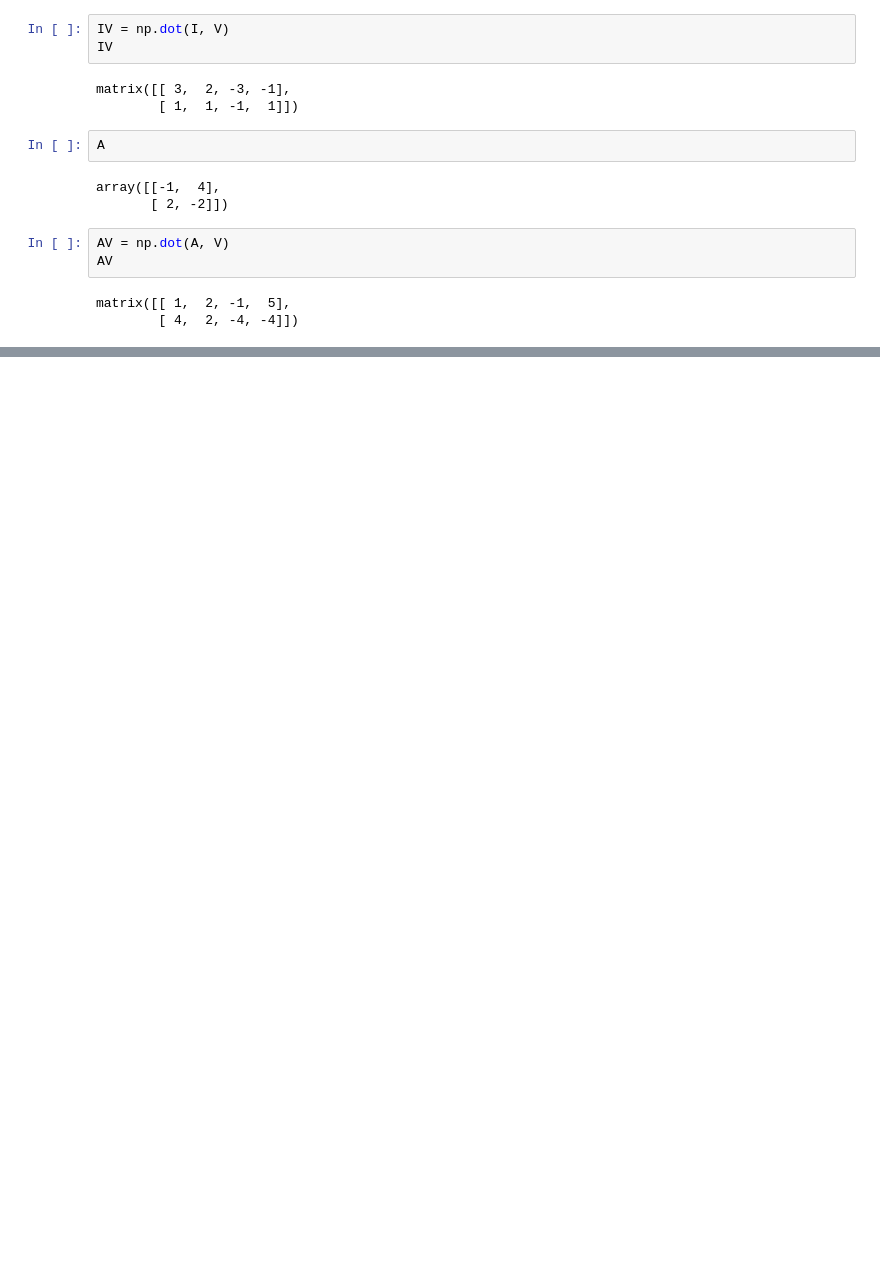
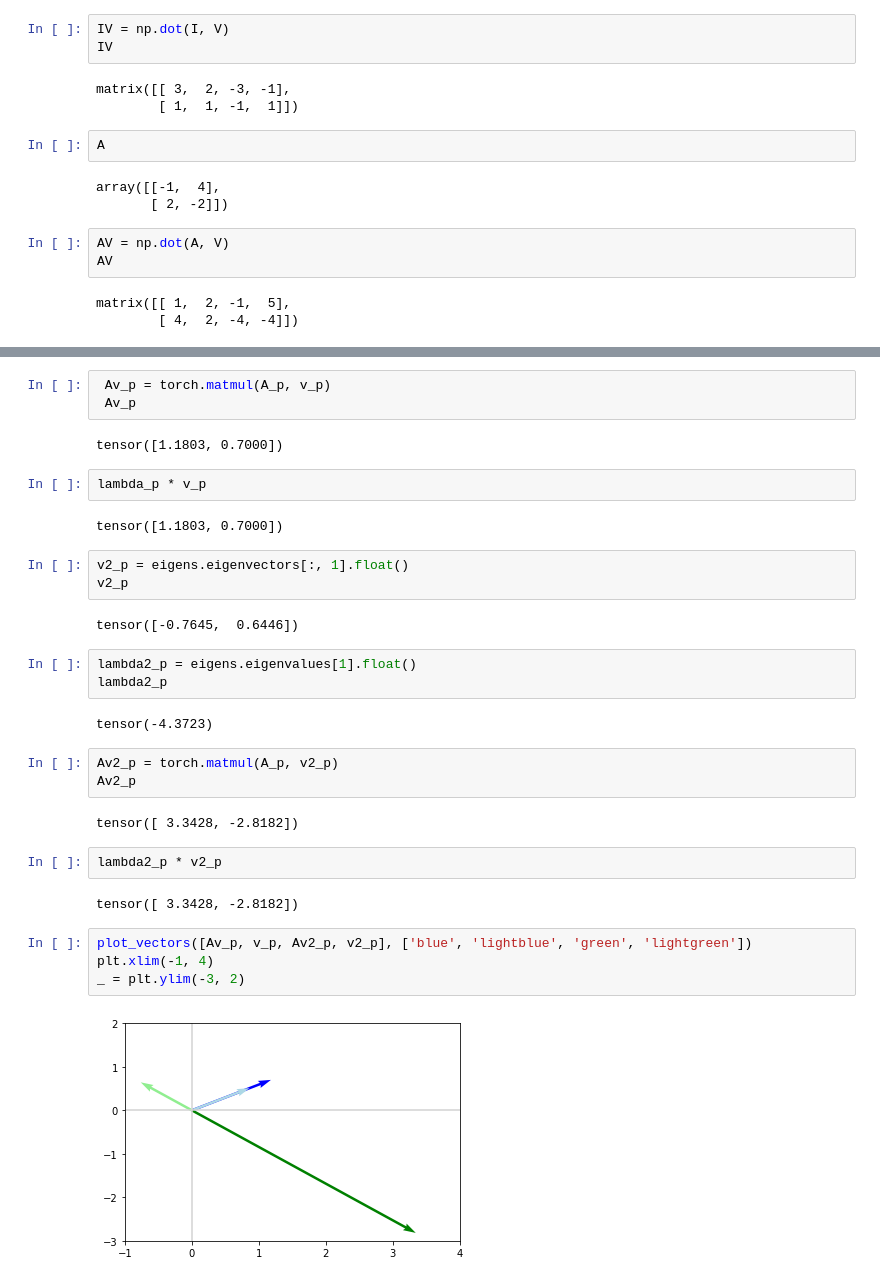
Before and after one commit to darstech/ML-Foundation, a Jupyter notebook: 2_linear_algebra_ii.ipynb, the cells around one changed output, grey strips where cells are left out. Drawn from its saved outputs; the diff is of its cells as text; blank space fills up the shorter version.

```diff
--- a/2_linear_algebra_ii.ipynb
+++ b/2_linear_algebra_ii.ipynb
@@ -239,0 +383,34 @@ matrix([[ 1,  2, -1,  5],
+# %%
+ Av_p = torch.matmul(A_p, v_p)
+ Av_p
+# %% [output]
+tensor([1.1803, 0.7000])
+# %%
+lambda_p * v_p
+# %% [output]
+tensor([1.1803, 0.7000])
+# %%
+v2_p = eigens.eigenvectors[:, 1].float()
+v2_p
+# %% [output]
+tensor([-0.7645,  0.6446])
+# %%
+lambda2_p = eigens.eigenvalues[1].float()
+lambda2_p
+# %% [output]
+tensor(-4.3723)
+# %%
+Av2_p = torch.matmul(A_p, v2_p)
+Av2_p
+# %% [output]
+tensor([ 3.3428, -2.8182])
+# %%
+lambda2_p * v2_p
+# %% [output]
+tensor([ 3.3428, -2.8182])
+# %%
+plot_vectors([Av_p, v_p, Av2_p, v2_p], ['blue', 'lightblue', 'green', 'lightgreen'])
+plt.xlim(-1, 4)
+_ = plt.ylim(-3, 2)
+# %% [output]
+[figure, added]
```
Also changed, not shown: parts of 32 cells of this notebook.
